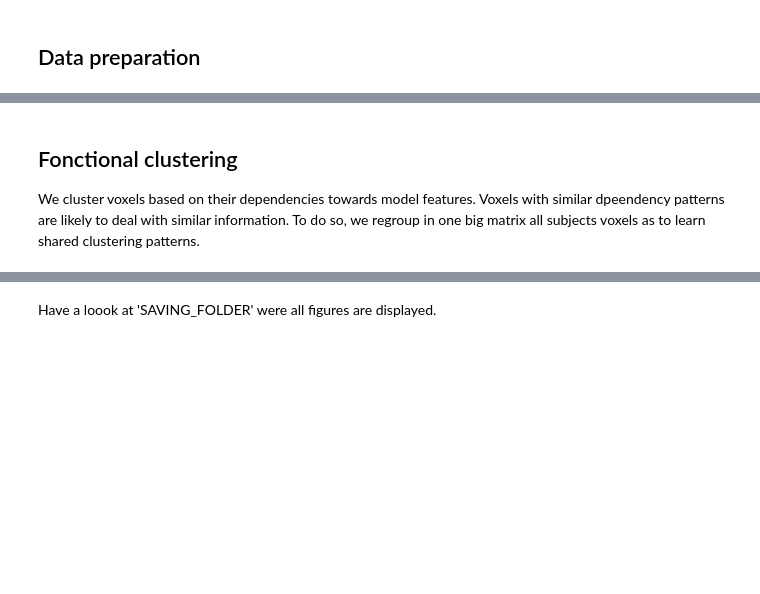
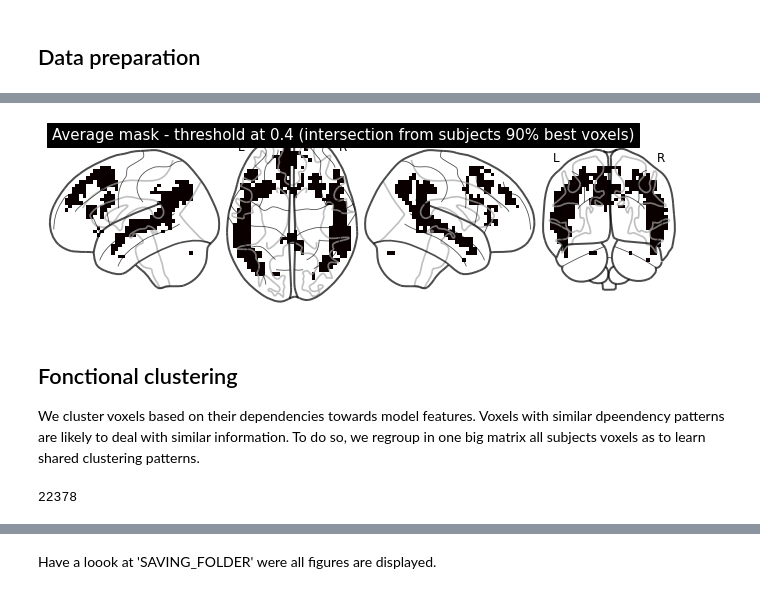
Before and after one commit to AlexandrePsq/LePetitPrince, a Jupyter notebook: fMRI/VoxelClustering.ipynb, the cells around one changed output, grey strips where cells are left out. Drawn from its saved outputs; the diff is of its cells as text; code cells hidden in the pictures; blank space fills up the shorter version.

```diff
--- a/fMRI/VoxelClustering.ipynb
+++ b/fMRI/VoxelClustering.ipynb
@@ -141,8 +141,8 @@ clean_mask[black_list_index] = 0
 clean_mask = clean_mask.astype(bool)
 clean_subjects = np.array(subject_names_list)[clean_mask]
 # %%
-path_to_beta_maps = "/neurospin/unicog/protocols/IRMf/LePetitPrince_Pallier_2018/LePetitPrince/derivatives/fMRI/maps/english/{subject_name}/bert-base-cased_pre-7_1_post-0_norm-None_norm-inf_temporal-shifting-0_{subject_id}_hidden-all-layers/{subject_name}_bert-base-cased_pre-7_1_post-0_norm-None_norm-inf_temporal-shifting-0_{subject_id}_hidden-all-layers_coef_.npy"
-mask = "/neurospin/unicog/protocols/IRMf/LePetitPrince_Pallier_2018/LePetitPrince/derivatives/fMRI/maps/english/{subject_name}/bert-base-cased_pre-7_1_post-0_norm-None_norm-inf_temporal-shifting-0_{subject_id}_hidden-all-layers/{subject_name}_bert-base-cased_pre-7_1_post-0_norm-None_norm-inf_temporal-shifting-0_{subject_id}_hidden-all-layers_Pearson_coeff.nii.gz"
+path_to_data_template = "/neurospin/unicog/protocols/IRMf/LePetitPrince_Pallier_2018/LePetitPrince/derivatives/fMRI/maps/english/{subject_name}/bert-base-cased_pre-7_1_post-0_norm-None_norm-inf_temporal-shifting-0_{subject_id}_hidden-all-layers/{subject_name}_bert-base-cased_pre-7_1_post-0_norm-None_norm-inf_temporal-shifting-0_{subject_id}_hidden-all-layers_coef_.npy"
+mask_template = "/neurospin/unicog/protocols/IRMf/LePetitPrince_Pallier_2018/LePetitPrince/derivatives/fMRI/maps/english/{subject_name}/bert-base-cased_pre-7_1_post-0_norm-None_norm-inf_temporal-shifting-0_{subject_id}_hidden-all-layers/{subject_name}_bert-base-cased_pre-7_1_post-0_norm-None_norm-inf_temporal-shifting-0_{subject_id}_hidden-all-layers_Pearson_coeff.nii.gz"
 # %% [markdown]
 ### Words data
 # %% [markdown]
@@ -213,24 +223,26 @@ if standardize_words_activations:
 # %% [markdown]
 ## Data preparation
+# %%
+all_data_voxels = []
+all_masks = []
+aggregation_type = 'pca' # 'pca', 'layer', 'attention_head'
+n_components_beginning = 100
 # %%
-all_data = []
-all_masks = []
-aggregation_type = 'attention_head' # 'pca', 'layer'
-
-for subject_name in tqdm(subjects):
-    subject_id = int(subject_name.split('-')[-1])
-    path_to_beta_maps = path_to_beta_maps_template.format(model_name=model_name, subject_name=subject_name, subject_id=subject_id)
-    mask = create_subject_mask(mask_template, subject_name, subject_id, model_name, global_masker_95, threshold=90)
+for index, subject_name in tqdm(enumerate(subject_names_list)):
+    subject_id = subject_ids_list[index]
+    path_to_beta_maps = path_to_data_template.format(model_name=model_name, subject_name=subject_name, subject_id=subject_id)
+    mask = reporting.create_subject_mask(mask_template, subject_name, subject_id, model_name, global_masker_95, threshold=80)
 
     data = np.load(path_to_beta_maps)
     all_masks.append(mask)
-    all_data.append(
-        resample_beta_maps(
-            aggregate_beta_maps(
+    all_data_voxels.append(
+        reporting.resample_beta_maps(
+            reporting.aggregate_beta_maps(
                 np.vstack(data) if mask is not None else data.copy(),
                 nb_layers=13,
                 layer_size=768,
-                aggregation_type=aggregation_type),
+                aggregation_type=aggregation_type,
+                n_components=n_components_beginning),
             original_masker,
             new_masker)[mask, :])
     #all_original_length.append(data.shape[0] if mask is not None else data.copy().shape[0])
@@ -242,6 +281,8 @@ check_folder(folder)
 # %%
 average_mask = math_img('img>0.4', img=mean_img(new_masker.inverse_transform(all_masks))) # take the average mask and threshold at 0.5
 # %%
-plotting.plot_glass_brain(average_mask, colorbar=False, display_mode = 'lzry')
+plotting.plot_glass_brain(average_mask, colorbar=False, display_mode = 'lzry', title='Average mask - threshold at 0.4 (intersection from subjects 90% best voxels)')
 plotting.show()
+# %% [output]
+[figure, added]
 # %%
@@ -259,4 +300,9 @@ if standardize_beta_maps:
 We cluster voxels based on their dependencies towards model features.
 Voxels with similar dpeendency patterns are likely to deal with similar information.
 To do so, we regroup in one big matrix all subjects voxels as to learn shared clustering patterns.
+# %%
+nb_voxels=int(all_masks.shape[1])
+nb_voxels
+# %% [output]
+22378
 # %%
```
Also changed, not shown: parts of 13 cells of this notebook, 6 other files.
